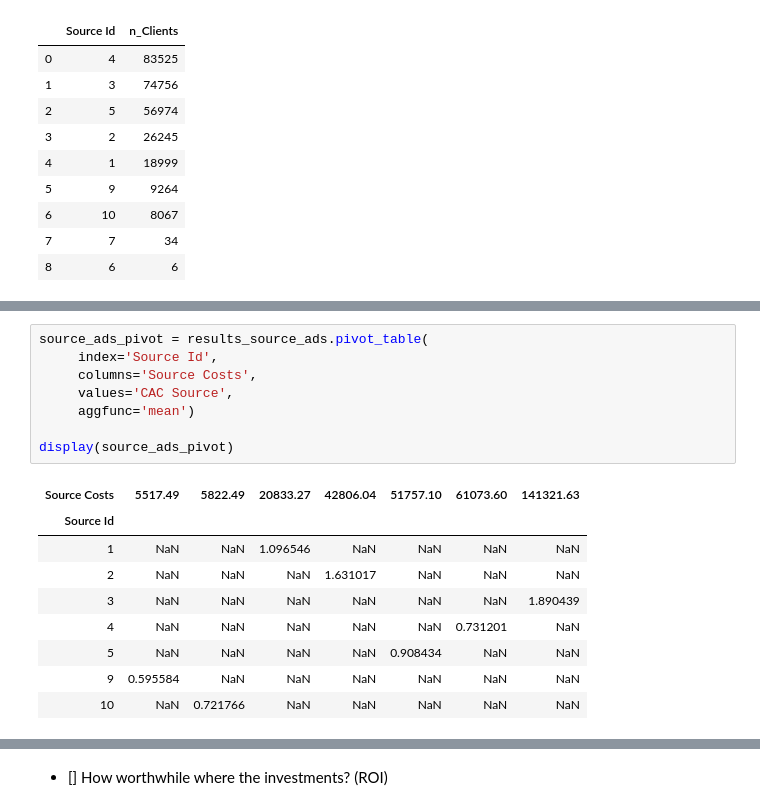
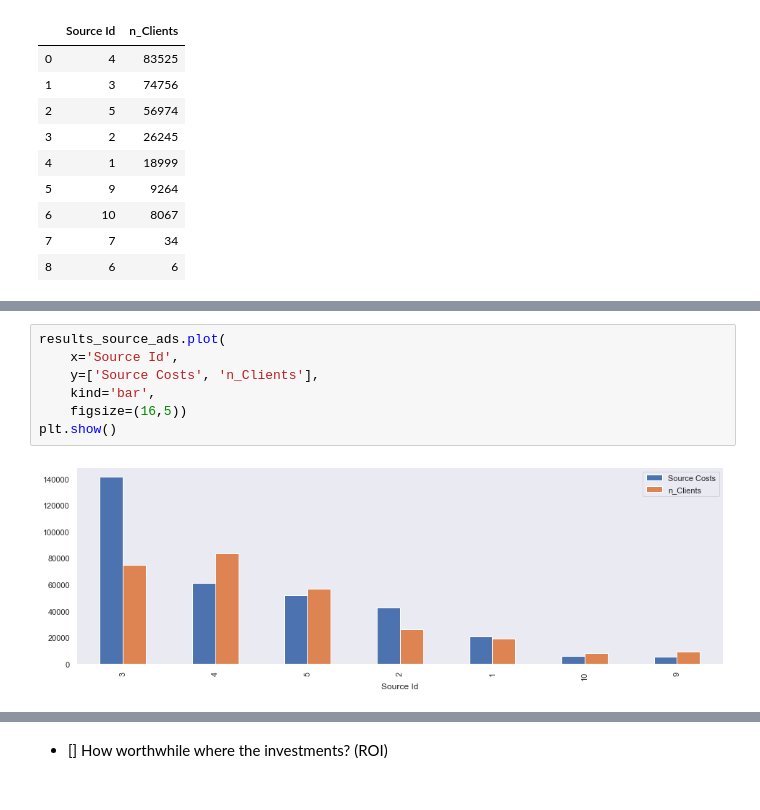
Before and after one commit to asicmicprj/Afisha_analytics, a Jupyter notebook: Afisha_analytics_v0.0.1.ipynb, the cells around one changed output, grey strips where cells are left out. Saved outputs shown, nothing was run; the diff lists cells and outputs as text.

```diff
--- a/Afisha_analytics_v0.0.1.ipynb
+++ b/Afisha_analytics_v0.0.1.ipynb
@@ -1069,18 +1052,9 @@ display(results_source_ads.head())
-# %%
-source_ads_pivot = results_source_ads.pivot_table(
-     index='Source Id',
-     columns='Source Costs',
-     values='CAC Source',
-     aggfunc='mean')
-
-display(source_ads_pivot)
-# %% [output]
-| Source Costs | 5517.49 | 5822.49 | 20833.27 | 42806.04 | 51757.10 | 61073.60 | 141321.63 |
-| Source Id |  |  |  |  |  |  |  |
-| 1 | NaN | NaN | 1.096546 | NaN | NaN | NaN | NaN |
-| 2 | NaN | NaN | NaN | 1.631017 | NaN | NaN | NaN |
-| 3 | NaN | NaN | NaN | NaN | NaN | NaN | 1.890439 |
-| 4 | NaN | NaN | NaN | NaN | NaN | 0.731201 | NaN |
-| 5 | NaN | NaN | NaN | NaN | 0.908434 | NaN | NaN |
-| 9 | 0.595584 | NaN | NaN | NaN | NaN | NaN | NaN |
-| 10 | NaN | 0.721766 | NaN | NaN | NaN | NaN | NaN |
+# %%
+results_source_ads.plot(
+    x='Source Id',
+    y=['Source Costs', 'n_Clients'],
+    kind='bar',
+    figsize=(16,5))
+plt.show()
+# %% [output]
+[figure, added]
```
Also changed, not shown: parts of 16 cells of this notebook.
